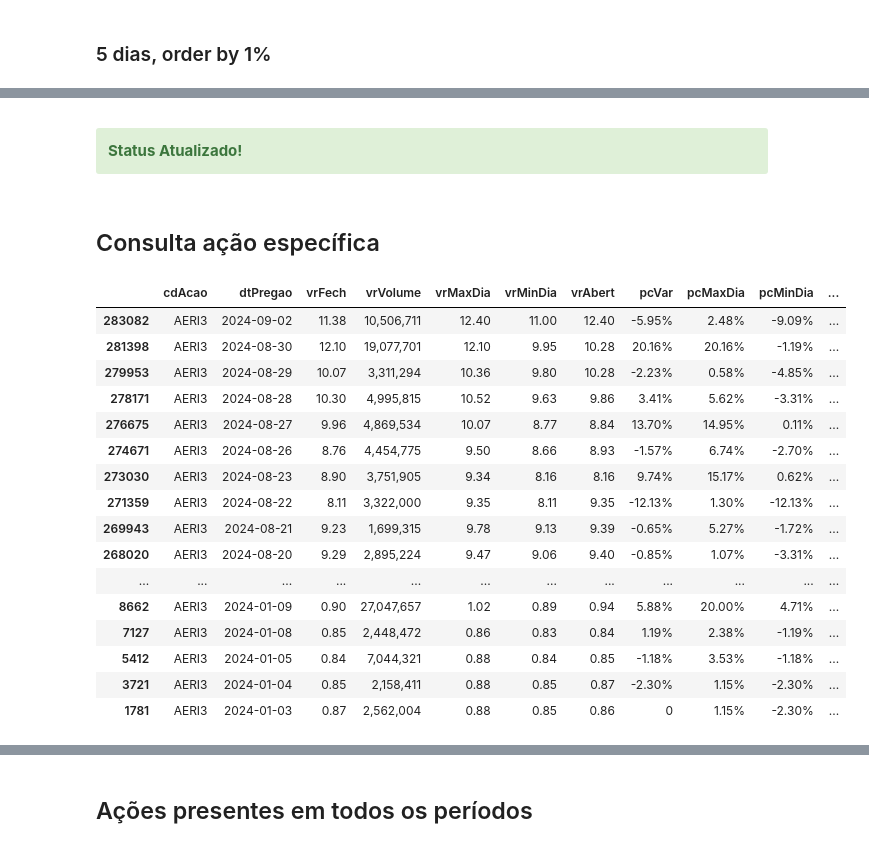
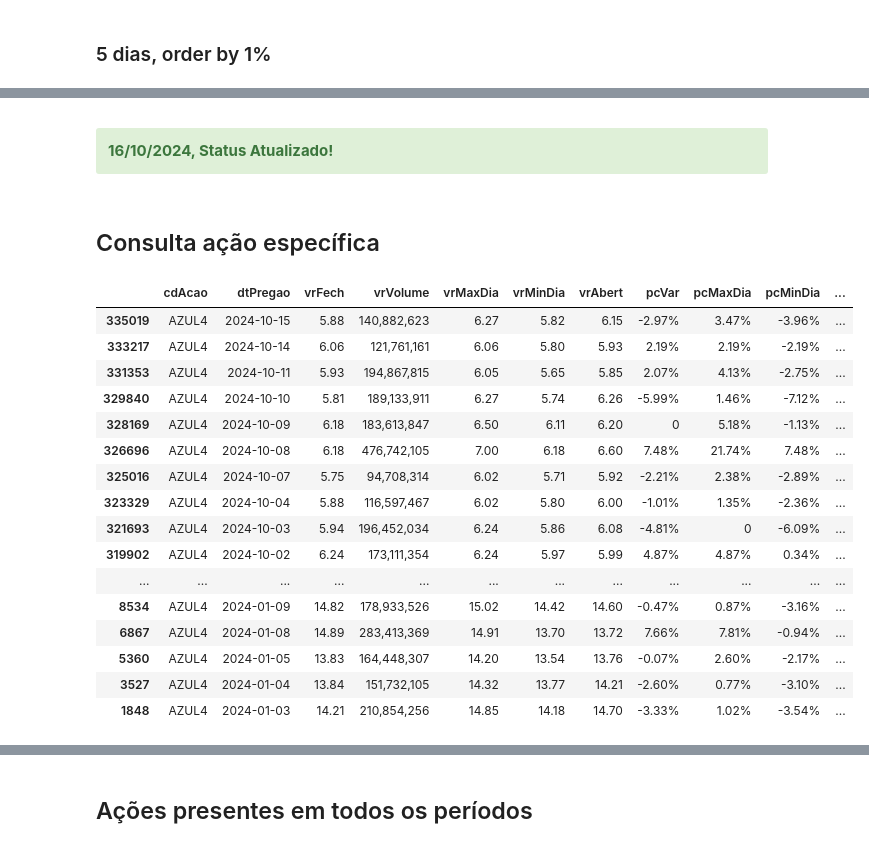
Before and after one commit to alexandre-esmeraldo/StockManager, a Jupyter notebook: StockManager_Processamento.ipynb, the cells around one changed output, grey strips where cells are left out. Cells and saved outputs as stored; diff of their text form; code cells hidden in the pictures.

```diff
--- a/StockManager_Processamento.ipynb
+++ b/StockManager_Processamento.ipynb
@@ -197,26 +256,26 @@ d03
 # %%
-printmd(f'**<div class={font_color}>Status {a}</div>**')
+printmd(f'**<div class={font_color}>{hoje}, Status {a}</div>**')
 # %% [output]
-**<div class=alert-success>Status Atualizado!</div>**
+**<div class=alert-success>16/10/2024, Status Atualizado!</div>**
 # %% [markdown]
 ## Consulta ação específica
 # %%
-consulta_acao_formatada(df, "AERI3")[:-1]
+consulta_acao_formatada(df, "azul4")[:-1]
 # %% [output]
 |  | cdAcao | dtPregao | vrFech | vrVolume | vrMaxDia | vrMinDia | vrAbert | pcVar | pcMaxDia | pcMinDia | ... |
-| 283082 | AERI3 | 2024-09-02 | 11.38 | 10,506,711 | 12.40 | 11.00 | 12.40 | -5.95% | 2.48% | -9.09% | ... |
-| 281398 | AERI3 | 2024-08-30 | 12.10 | 19,077,701 | 12.10 | 9.95 | 10.28 | 20.16% | 20.16% | -1.19% | ... |
-| 279953 | AERI3 | 2024-08-29 | 10.07 | 3,311,294 | 10.36 | 9.80 | 10.28 | -2.23% | 0.58% | -4.85% | ... |
-| 278171 | AERI3 | 2024-08-28 | 10.30 | 4,995,815 | 10.52 | 9.63 | 9.86 | 3.41% | 5.62% | -3.31% | ... |
-| 276675 | AERI3 | 2024-08-27 | 9.96 | 4,869,534 | 10.07 | 8.77 | 8.84 | 13.70% | 14.95% | 0.11% | ... |
-| 274671 | AERI3 | 2024-08-26 | 8.76 | 4,454,775 | 9.50 | 8.66 | 8.93 | -1.57% | 6.74% | -2.70% | ... |
-| 273030 | AERI3 | 2024-08-23 | 8.90 | 3,751,905 | 9.34 | 8.16 | 8.16 | 9.74% | 15.17% | 0.62% | ... |
-| 271359 | AERI3 | 2024-08-22 | 8.11 | 3,322,000 | 9.35 | 8.11 | 9.35 | -12.13% | 1.30% | -12.13% | ... |
-| 269943 | AERI3 | 2024-08-21 | 9.23 | 1,699,315 | 9.78 | 9.13 | 9.39 | -0.65% | 5.27% | -1.72% | ... |
-| 268020 | AERI3 | 2024-08-20 | 9.29 | 2,895,224 | 9.47 | 9.06 | 9.40 | -0.85% | 1.07% | -3.31% | ... |
+| 335019 | AZUL4 | 2024-10-15 | 5.88 | 140,882,623 | 6.27 | 5.82 | 6.15 | -2.97% | 3.47% | -3.96% | ... |
+| 333217 | AZUL4 | 2024-10-14 | 6.06 | 121,761,161 | 6.06 | 5.80 | 5.93 | 2.19% | 2.19% | -2.19% | ... |
+| 331353 | AZUL4 | 2024-10-11 | 5.93 | 194,867,815 | 6.05 | 5.65 | 5.85 | 2.07% | 4.13% | -2.75% | ... |
+| 329840 | AZUL4 | 2024-10-10 | 5.81 | 189,133,911 | 6.27 | 5.74 | 6.26 | -5.99% | 1.46% | -7.12% | ... |
+| 328169 | AZUL4 | 2024-10-09 | 6.18 | 183,613,847 | 6.50 | 6.11 | 6.20 | 0 | 5.18% | -1.13% | ... |
+| 326696 | AZUL4 | 2024-10-08 | 6.18 | 476,742,105 | 7.00 | 6.18 | 6.60 | 7.48% | 21.74% | 7.48% | ... |
+| 325016 | AZUL4 | 2024-10-07 | 5.75 | 94,708,314 | 6.02 | 5.71 | 5.92 | -2.21% | 2.38% | -2.89% | ... |
+| 323329 | AZUL4 | 2024-10-04 | 5.88 | 116,597,467 | 6.02 | 5.80 | 6.00 | -1.01% | 1.35% | -2.36% | ... |
+| 321693 | AZUL4 | 2024-10-03 | 5.94 | 196,452,034 | 6.24 | 5.86 | 6.08 | -4.81% | 0 | -6.09% | ... |
+| 319902 | AZUL4 | 2024-10-02 | 6.24 | 173,111,354 | 6.24 | 5.97 | 5.99 | 4.87% | 4.87% | 0.34% | ... |
 | ... | ... | ... | ... | ... | ... | ... | ... | ... | ... | ... | ... |
-| 8662 | AERI3 | 2024-01-09 | 0.90 | 27,047,657 | 1.02 | 0.89 | 0.94 | 5.88% | 20.00% | 4.71% | ... |
-| 7127 | AERI3 | 2024-01-08 | 0.85 | 2,448,472 | 0.86 | 0.83 | 0.84 | 1.19% | 2.38% | -1.19% | ... |
-| 5412 | AERI3 | 2024-01-05 | 0.84 | 7,044,321 | 0.88 | 0.84 | 0.85 | -1.18% | 3.53% | -1.18% | ... |
-| 3721 | AERI3 | 2024-01-04 | 0.85 | 2,158,411 | 0.88 | 0.85 | 0.87 | -2.30% | 1.15% | -2.30% | ... |
-| 1781 | AERI3 | 2024-01-03 | 0.87 | 2,562,004 | 0.88 | 0.85 | 0.86 | 0 | 1.15% | -2.30% | ... |
+| 8534 | AZUL4 | 2024-01-09 | 14.82 | 178,933,526 | 15.02 | 14.42 | 14.60 | -0.47% | 0.87% | -3.16% | ... |
+| 6867 | AZUL4 | 2024-01-08 | 14.89 | 283,413,369 | 14.91 | 13.70 | 13.72 | 7.66% | 7.81% | -0.94% | ... |
+| 5360 | AZUL4 | 2024-01-05 | 13.83 | 164,448,307 | 14.20 | 13.54 | 13.76 | -0.07% | 2.60% | -2.17% | ... |
+| 3527 | AZUL4 | 2024-01-04 | 13.84 | 151,732,105 | 14.32 | 13.77 | 14.21 | -2.60% | 0.77% | -3.10% | ... |
+| 1848 | AZUL4 | 2024-01-03 | 14.21 | 210,854,256 | 14.85 | 14.18 | 14.70 | -3.33% | 1.02% | -3.54% | ... |
```
Also changed, not shown: parts of 27 cells of this notebook.
